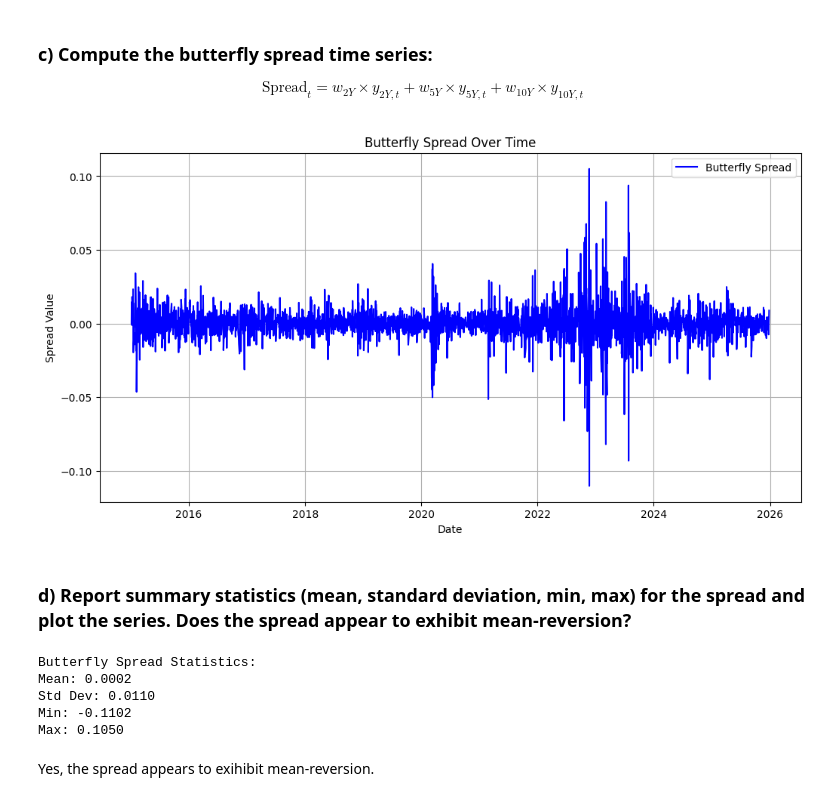
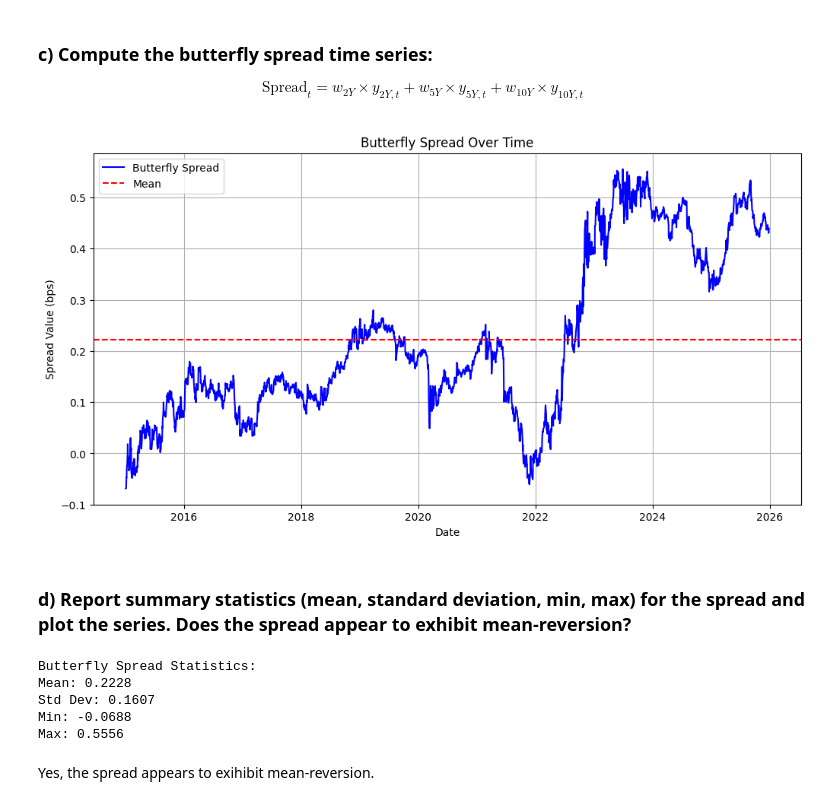
Before and after one commit to y3y-tech/Fixed_Income_Butterfly_Trades, a Jupyter notebook: Question_2.ipynb, the cells around one changed output. Saved outputs shown, nothing was run; the diff lists cells and outputs as text; code cells hidden in the pictures.

Commit message:
Fixed Question 2 Wrong Spread Curve Graph

```diff
--- a/Question_2.ipynb
+++ b/Question_2.ipynb
@@ -73,41 +73,38 @@ Exposure to PC2: -2.42861286636753e-17
 ### c) Compute the butterfly spread time series:
    $$\text{Spread}_t = w_{2Y} \times y_{2Y,t} + w_{5Y} \times y_{5Y,t} + w_{10Y} \times y_{10Y,t}$$
 # %%
-spread_result = []
 
-for i in range(len(yields_diff)):
-    yield_array = yields_diff.iloc[i].values
-    spread = np.dot(weights, yield_array)
-    spread_result.append(spread)
+spread_series = yields.values @ weights
+spread_series = pd.Series(spread_series, index=yields.index)
 
-spread_result = np.array(spread_result)
 plt.figure(figsize=(12,6))
-plt.plot(yields_diff.index, spread_result, label='Butterfly Spread', color='blue')
+plt.plot(spread_series.index, spread_series, label='Butterfly Spread', color='blue')
+plt.axhline(spread_series.mean(), color='r', linestyle='--', label='Mean')
 plt.title('Butterfly Spread Over Time')
 plt.xlabel('Date')
-plt.ylabel('Spread Value')
+plt.ylabel('Spread Value (bps)')
 plt.legend()
 plt.grid()
 plt.show()
 # %% [output]
-[figure, old version]
+[figure, new version]
 # %% [markdown]
 ### d) Report summary statistics (mean, standard deviation, min, max) for the spread and plot the series. Does the spread appear to exhibit mean-reversion?
 # %%
 statistis = {
-    'Mean': np.mean(spread_result),
-    'Std Dev': np.std(spread_result),
-    'Min': np.min(spread_result),
-    'Max': np.max(spread_result)}
+    'Mean': np.mean(spread_series),
+    'Std Dev': np.std(spread_series),
+    'Min': np.min(spread_series),
+    'Max': np.max(spread_series)}
 
 print("Butterfly Spread Statistics:")
 for stat, value in statistis.items():
     print(f"{stat}: {value:.4f}")
 # %% [output]
 Butterfly Spread Statistics:
-Mean: 0.0002
-Std Dev: 0.0110
-Min: -0.1102
-Max: 0.1050
+Mean: 0.2228
+Std Dev: 0.1607
+Min: -0.0688
+Max: 0.5556
 # %% [markdown]
 Yes, the spread appears to exihibit mean-reversion.
```
Also changed, not shown: 3 other files.
